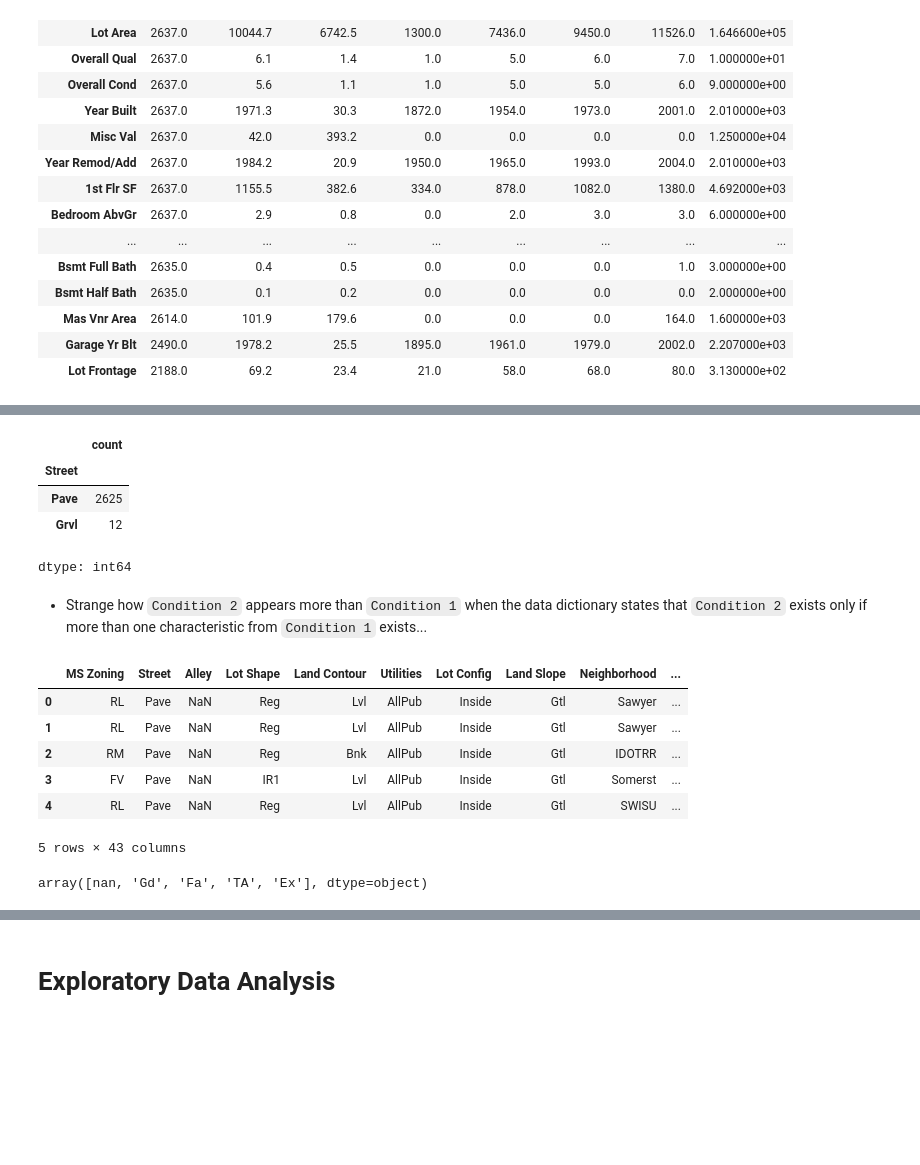
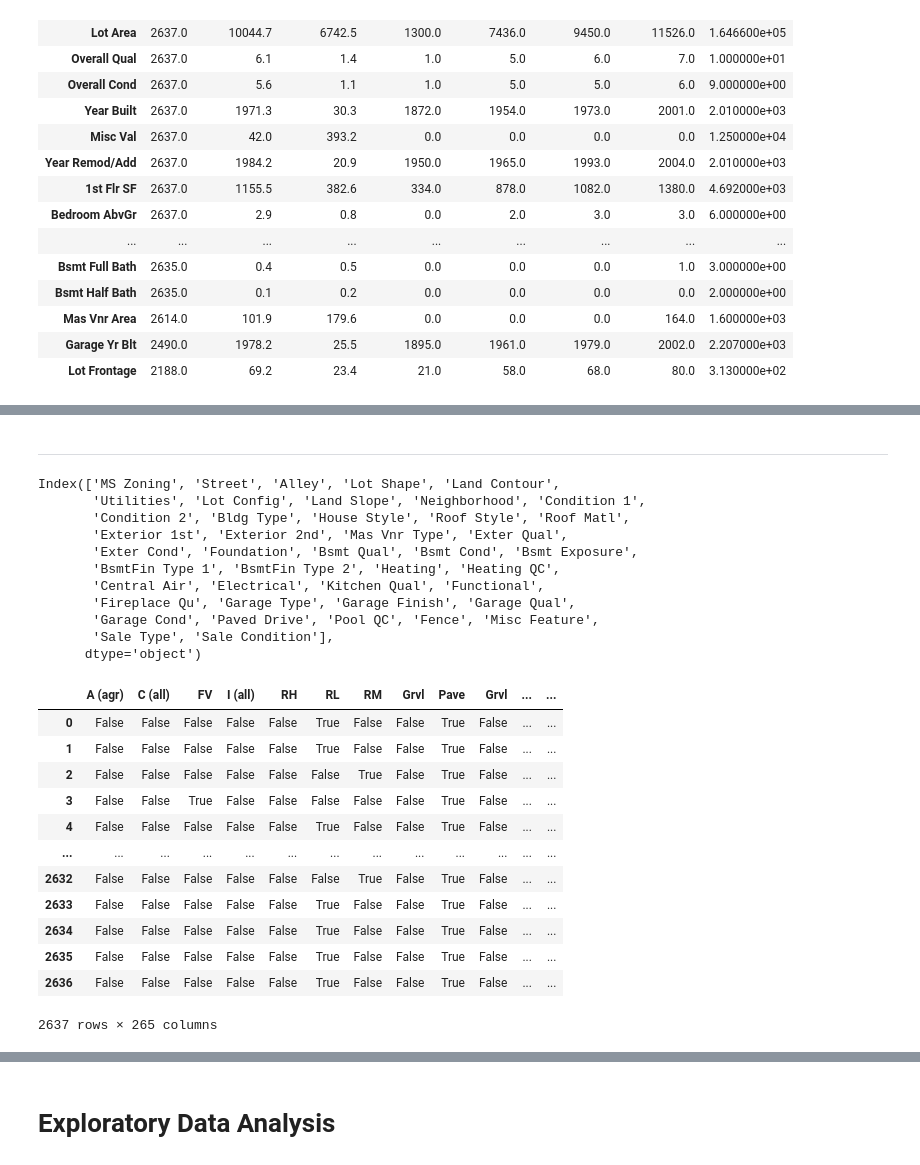
Before and after one commit to raven-in-space/data-science-cohort-20, a Jupyter notebook: Project-2/Predicting_Housing_Prices.ipynb, the cells around one changed output, grey strips where cells are left out. Drawn from its saved outputs; the diff is of its cells as text; code cells hidden in the pictures; blank space fills up the shorter version.

```diff
--- a/Project-2/Predicting_Housing_Prices.ipynb
+++ b/Project-2/Predicting_Housing_Prices.ipynb
@@ -90,0 +141,10 @@ memory usage: 1.6+ MB
+# %%
+# copy
+main_all_cols = main_housing.copy()
+
+# store original columns
+original_cols = set(main_housing.columns)
+
+# drop features at cutoff
+cutoff = ( len(main_housing) * 0.6 )
+main_housing = main_housing.dropna(axis = 1, thresh=cutoff)
@@ -118,0 +185,6 @@ stats_cat.describe().transpose().sort_values(by='freq', ascending=False)
+# %%
+# create list and replace NaN with "NA" in list
+false_nans = ['Bsmt Cond', 'Bsmt Exposure', 'BsmtFin Type 1', 'BsmtFin Type 2', 'Garage Type', 'Garage Finish', 'Garage Qual', 'Garage Cond']
+
+for col in false_nans:
+  stats_cat[col] = ["None" if pd.isna(val) else val for val in main_housing[col]]
@@ -202,24 +431,44 @@ Index(['PID', 'MS SubClass', 'MS Zoning', 'Lot Area', 'Street', 'Lot Shape',
-# %%
-main_housing["Street"].value_counts( dropna= False)
-# %% [output]
-|  | count |
-| Street |  |
-| Pave | 2625 |
-| Grvl | 12 |
-dtype: int64
-# %% [markdown]
-* Strange how `Condition 2` appears more than `Condition 1` when the data dictionary states that `Condition 2` exists only if more than one characteristic from `Condition 1` exists...
+# %% [markdown]
+---
 # %%
-stats_cat.head()
+stats_cat.columns
 # %% [output]
-|  | MS Zoning | Street | Alley | Lot Shape | Land Contour | Utilities | Lot Config | Land Slope | Neighborhood | ... |
-| 0 | RL | Pave | NaN | Reg | Lvl | AllPub | Inside | Gtl | Sawyer | ... |
-| 1 | RL | Pave | NaN | Reg | Lvl | AllPub | Inside | Gtl | Sawyer | ... |
-| 2 | RM | Pave | NaN | Reg | Bnk | AllPub | Inside | Gtl | IDOTRR | ... |
-| 3 | FV | Pave | NaN | IR1 | Lvl | AllPub | Inside | Gtl | Somerst | ... |
-| 4 | RL | Pave | NaN | Reg | Lvl | AllPub | Inside | Gtl | SWISU | ... |
-5 rows × 43 columns
+Index(['MS Zoning', 'Street', 'Alley', 'Lot Shape', 'Land Contour',
+       'Utilities', 'Lot Config', 'Land Slope', 'Neighborhood', 'Condition 1',
+       'Condition 2', 'Bldg Type', 'House Style', 'Roof Style', 'Roof Matl',
+       'Exterior 1st', 'Exterior 2nd', 'Mas Vnr Type', 'Exter Qual',
+       'Exter Cond', 'Foundation', 'Bsmt Qual', 'Bsmt Cond', 'Bsmt Exposure',
+       'BsmtFin Type 1', 'BsmtFin Type 2', 'Heating', 'Heating QC',
+       'Central Air', 'Electrical', 'Kitchen Qual', 'Functional',
+       'Fireplace Qu', 'Garage Type', 'Garage Finish', 'Garage Qual',
+       'Garage Cond', 'Paved Drive', 'Pool QC', 'Fence', 'Misc Feature',
+       'Sale Type', 'Sale Condition'],
+      dtype='object')
-# %%
-main_housing['Pool QC'].unique()
-# %% [output]
-array([nan, 'Gd', 'Fa', 'TA', 'Ex'], dtype=object)
+# %%
+# Generate binary values using get_dummies
+# dum_df = pd.get_dummies(foods_df, columns=["Food"] ) # Can change prefix using prefix argument
+dum_df = pd.get_dummies(stats_cat, columns=['MS Zoning', 'Street', 'Alley', 'Lot Shape', 'Land Contour',
+       'Utilities', 'Lot Config', 'Land Slope', 'Neighborhood', 'Condition 1',
+       'Condition 2', 'Bldg Type', 'House Style', 'Roof Style', 'Roof Matl',
+       'Exterior 1st', 'Exterior 2nd', 'Mas Vnr Type', 'Exter Qual',
+       'Exter Cond', 'Foundation', 'Bsmt Qual', 'Bsmt Cond', 'Bsmt Exposure',
+       'BsmtFin Type 1', 'BsmtFin Type 2', 'Heating', 'Heating QC',
+       'Central Air', 'Electrical', 'Kitchen Qual', 'Functional',
+       'Fireplace Qu', 'Garage Type', 'Garage Finish', 'Garage Qual',
+       'Garage Cond', 'Paved Drive', 'Pool QC', 'Fence', 'Misc Feature',
+       'Sale Type', 'Sale Condition'], prefix="", prefix_sep="") # Can change prefix using prefix argument
+dum_df
+# %% [output]
+|  | A (agr) | C (all) | FV | I (all) | RH | RL | RM | Grvl | Pave | Grvl | ... | ... |
+| 0 | False | False | False | False | False | True | False | False | True | False | ... | ... |
+| 1 | False | False | False | False | False | True | False | False | True | False | ... | ... |
+| 2 | False | False | False | False | False | False | True | False | True | False | ... | ... |
+| 3 | False | False | True | False | False | False | False | False | True | False | ... | ... |
+| 4 | False | False | False | False | False | True | False | False | True | False | ... | ... |
+| ... | ... | ... | ... | ... | ... | ... | ... | ... | ... | ... | ... | ... |
+| 2632 | False | False | False | False | False | False | True | False | True | False | ... | ... |
+| 2633 | False | False | False | False | False | True | False | False | True | False | ... | ... |
+| 2634 | False | False | False | False | False | True | False | False | True | False | ... | ... |
+| 2635 | False | False | False | False | False | True | False | False | True | False | ... | ... |
+| 2636 | False | False | False | False | False | True | False | False | True | False | ... | ... |
+2637 rows × 265 columns
```
Also changed, not shown: parts of 44 cells of this notebook.
